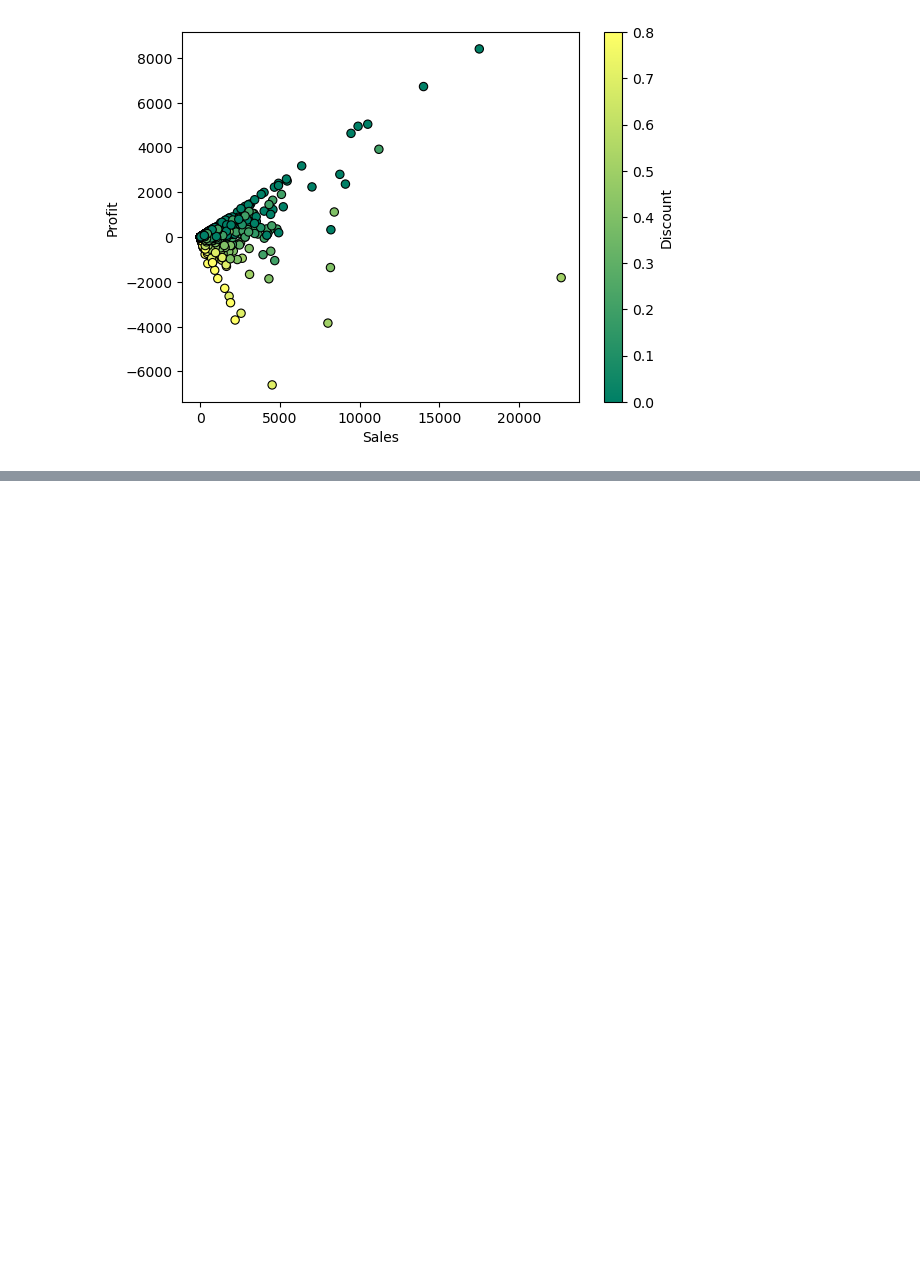
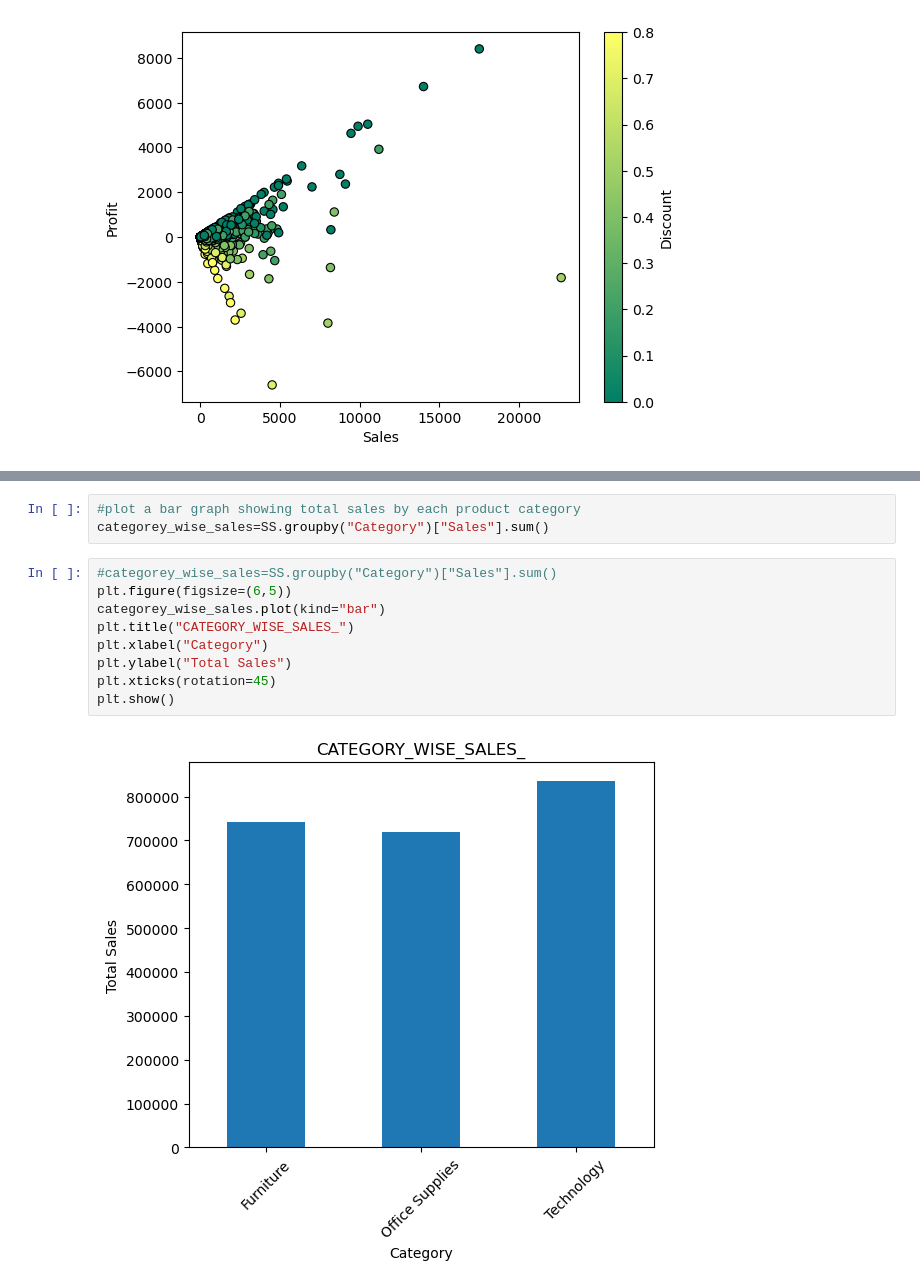
Before and after one commit to gituser9828/PYTHON-VISUALIZATION, a Jupyter notebook: BAR GRAPH.ipynb, the cells around one changed output, grey strips where cells are left out. Drawn from its saved outputs; the diff is of its cells as text; blank space fills up the shorter version.

```diff
--- a/BAR GRAPH.ipynb
+++ b/BAR GRAPH.ipynb
@@ -45,0 +60,14 @@ plt.show()
+# %%
+#plot a bar graph showing total sales by each product category
+categorey_wise_sales=SS.groupby("Category")["Sales"].sum()
+# %%
+#categorey_wise_sales=SS.groupby("Category")["Sales"].sum()
+plt.figure(figsize=(6,5))
+categorey_wise_sales.plot(kind="bar")
+plt.title("CATEGORY_WISE_SALES_")
+plt.xlabel("Category")
+plt.ylabel("Total Sales")
+plt.xticks(rotation=45)
+plt.show()
+# %% [output]
+[figure, added]
```
Also changed, not shown: parts of 5 cells of this notebook.
